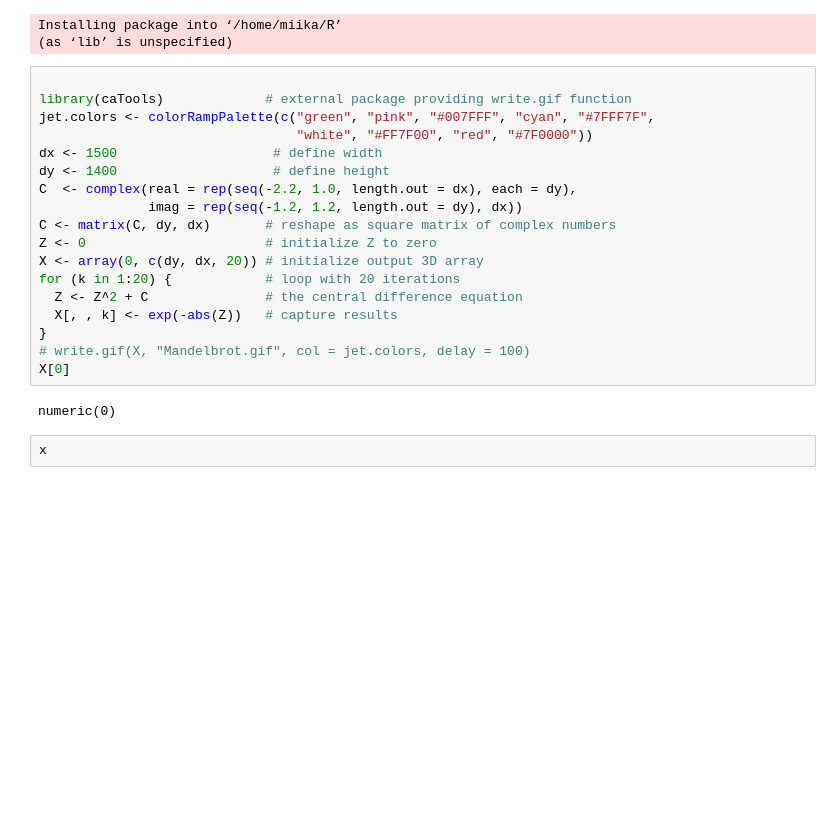
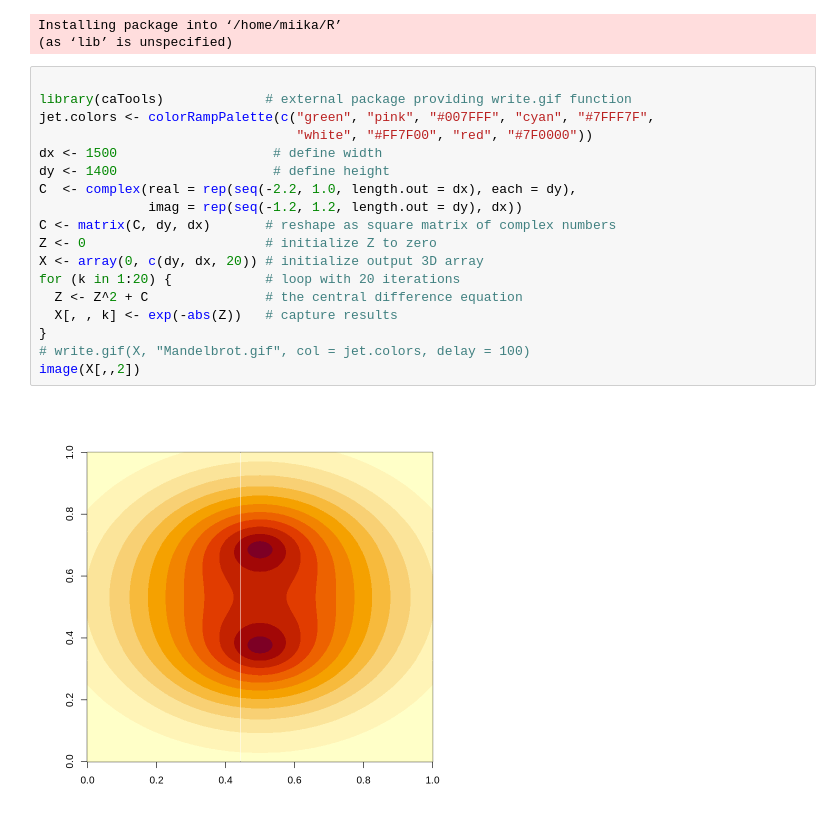
Before and after one commit to discapes/python-notebook, a Jupyter notebook: R_mandelbrot.ipynb, the cells around one changed output. Drawn from its saved outputs; the diff is of its cells as text; blank space fills up the shorter version.

```diff
--- a/R_mandelbrot.ipynb
+++ b/R_mandelbrot.ipynb
@@ -6,22 +6,20 @@ Installing package into ‘/home/miika/R’
 # %%
 
 library(caTools)             # external package providing write.gif function
 jet.colors <- colorRampPalette(c("green", "pink", "#007FFF", "cyan", "#7FFF7F",
                                  "white", "#FF7F00", "red", "#7F0000"))
 dx <- 1500                    # define width
 dy <- 1400                    # define height
 C  <- complex(real = rep(seq(-2.2, 1.0, length.out = dx), each = dy),
               imag = rep(seq(-1.2, 1.2, length.out = dy), dx))
 C <- matrix(C, dy, dx)       # reshape as square matrix of complex numbers
 Z <- 0                       # initialize Z to zero
 X <- array(0, c(dy, dx, 20)) # initialize output 3D array
 for (k in 1:20) {            # loop with 20 iterations
   Z <- Z^2 + C               # the central difference equation
   X[, , k] <- exp(-abs(Z))   # capture results
 }
 # write.gif(X, "Mandelbrot.gif", col = jet.colors, delay = 100)
-X[0]
+image(X[,,2])
 # %% [output]
-numeric(0)
+[figure, added]
-# %%
-x
```
Also changed, not shown: 5 other files.
